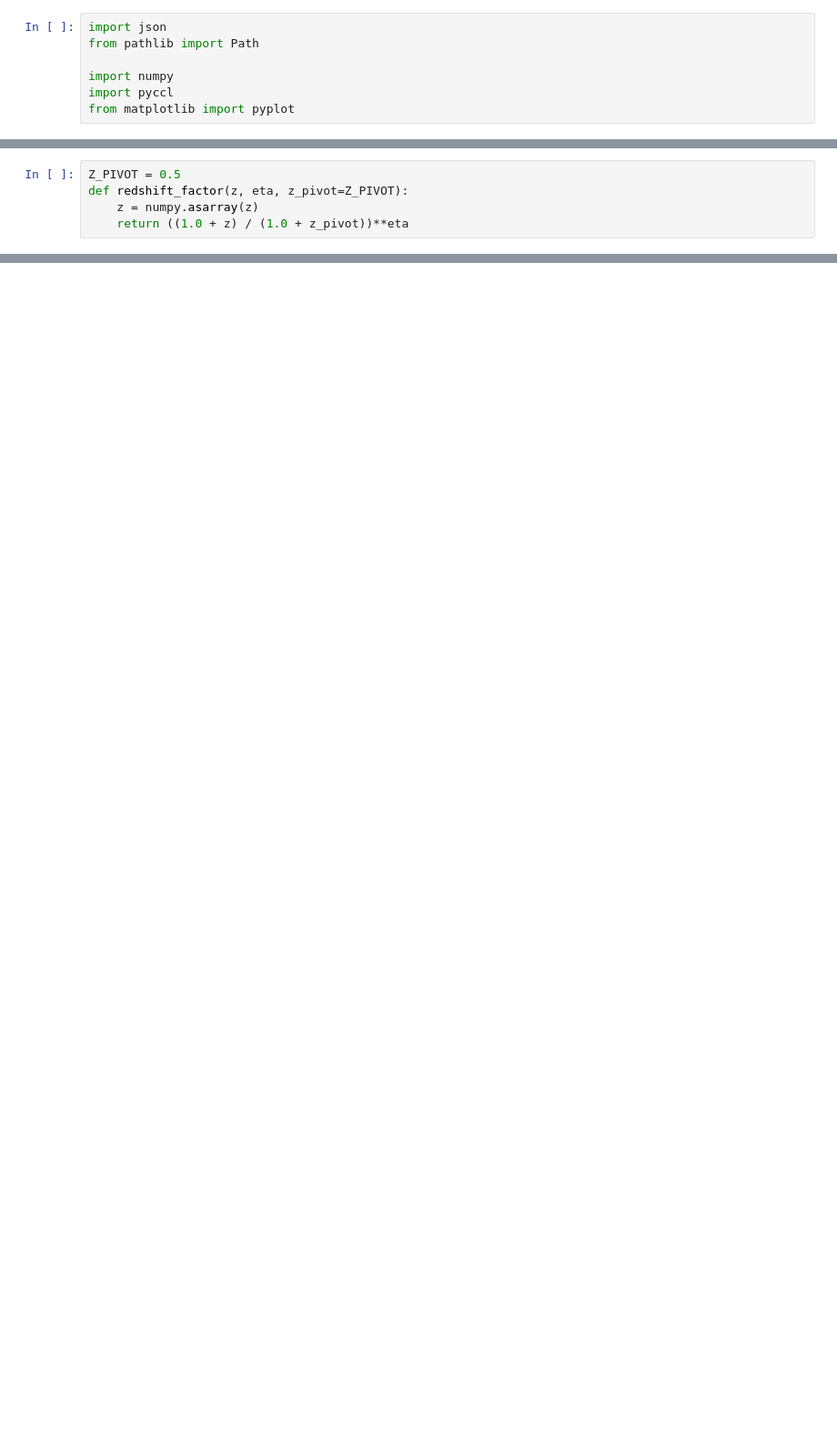
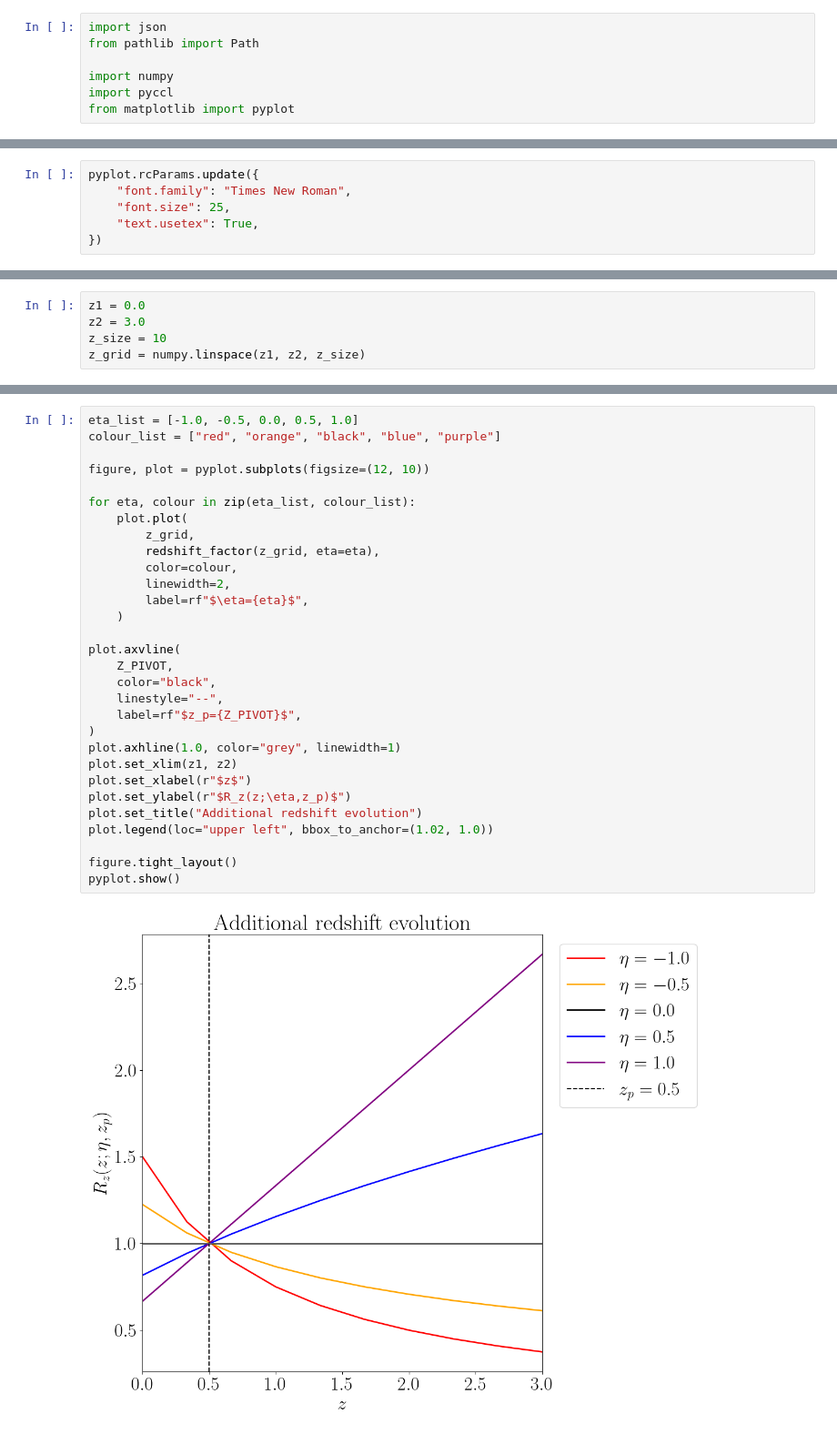
Before and after one commit to CosmoCloudZhang/IAFlowCloud, a Jupyter notebook: Code/NLA.ipynb, the cells around one changed output, grey strips where cells are left out. Shown at 91% size. Saved outputs shown, nothing was run; the diff lists cells and outputs as text; blank space fills up the shorter version.

```diff
--- a/Code/NLA.ipynb
+++ b/Code/NLA.ipynb
@@ -189,5 +128,0 @@ $z=z_p$.
-# %%
-Z_PIVOT = 0.5
-def redshift_factor(z, eta, z_pivot=Z_PIVOT):
-    z = numpy.asarray(z)
-    return ((1.0 + z) / (1.0 + z_pivot))**eta
@@ -971,0 +129,6 @@ calibrated or replaced before it is used for scientific parameter inference.
+# %%
+pyplot.rcParams.update({
+    "font.family": "Times New Roman",
+    "font.size": 25,
+    "text.usetex": True,
+})
@@ -971,0 +183,5 @@ calibrated or replaced before it is used for scientific parameter inference.
+# %%
+z1 = 0.0
+z2 = 3.0
+z_size = 10
+z_grid = numpy.linspace(z1, z2, z_size)
@@ -971,0 +301,32 @@ calibrated or replaced before it is used for scientific parameter inference.
+# %%
+eta_list = [-1.0, -0.5, 0.0, 0.5, 1.0]
+colour_list = ["red", "orange", "black", "blue", "purple"]
+
+figure, plot = pyplot.subplots(figsize=(12, 10))
+
+for eta, colour in zip(eta_list, colour_list):
+    plot.plot(
+        z_grid,
+        redshift_factor(z_grid, eta=eta),
+        color=colour,
+        linewidth=2,
+        label=rf"$\eta={eta}$",
+    )
+
+plot.axvline(
+    Z_PIVOT,
+    color="black",
+    linestyle="--",
+    label=rf"$z_p={Z_PIVOT}$",
+)
+plot.axhline(1.0, color="grey", linewidth=1)
+plot.set_xlim(z1, z2)
+plot.set_xlabel(r"$z$")
+plot.set_ylabel(r"$R_z(z;\eta,z_p)$")
+plot.set_title("Additional redshift evolution")
+plot.legend(loc="upper left", bbox_to_anchor=(1.02, 1.0))
+
+figure.tight_layout()
+pyplot.show()
+# %% [output]
+[figure, added]
```
Also changed, not shown: parts of 74 cells of this notebook, 3 other files.
